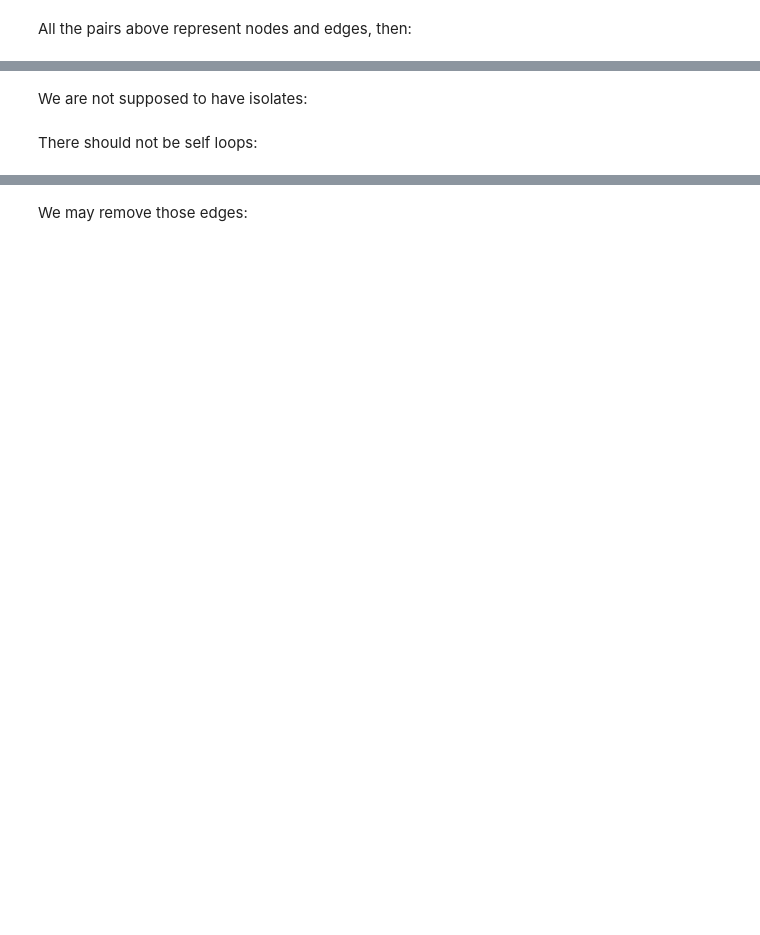
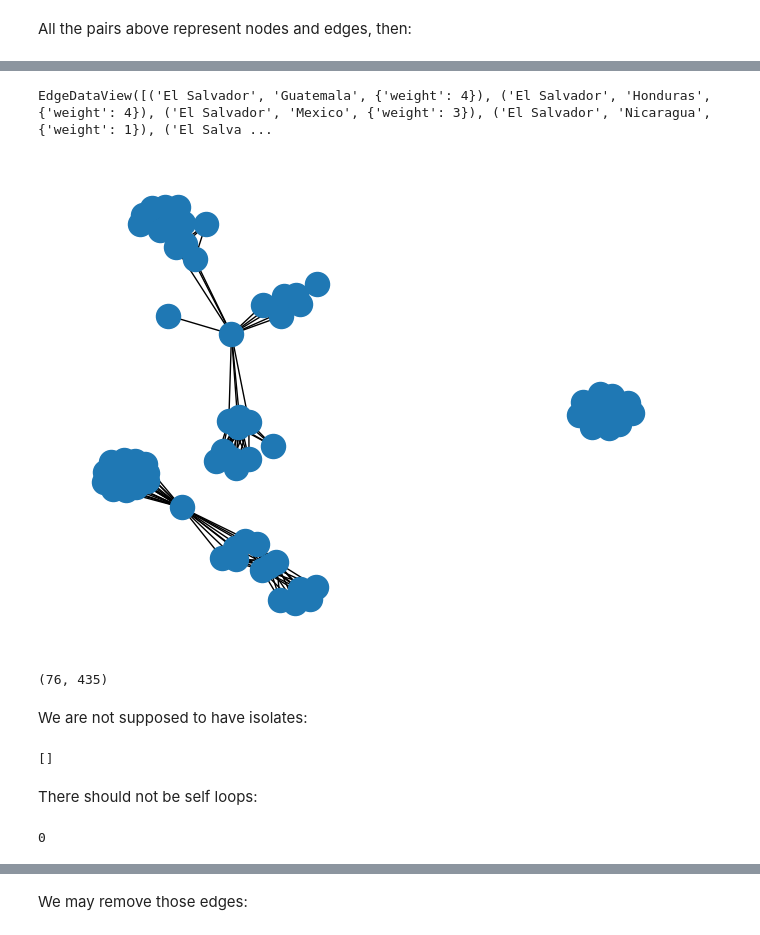
Before and after one commit to SocialAnalytics-StrategicIntelligence/introGraph, a Jupyter notebook: index.ipynb, the cells around one changed output, grey strips where cells are left out. Drawn from its saved outputs; the diff is of its cells as text; code cells hidden in the pictures; blank space fills up the shorter version.

```diff
--- a/index.ipynb
+++ b/index.ipynb
@@ -738,0 +647,8 @@ len(G_all.nodes()),len(G_all.edges())
+# %%
+listOfTuples=[]
+for listOfMembers in RFTA_countryLists:
+    for country1, country2 in combinations(sorted(listOfMembers),2):
+        listOfTuples.append((country1, country2))
+
+# see
+listOfTuples
@@ -738,0 +693,4 @@ len(G_all.nodes()),len(G_all.edges())
+# %%
+newNames={'index':'countryTuple',	'count':'weight'}
+tuplesAndWeights=pd.DataFrame(pd.Series(listOfTuples).value_counts()).reset_index(drop=False).rename(columns=newNames)
+tuplesAndWeights
@@ -738,0 +713,3 @@ len(G_all.nodes()),len(G_all.edges())
+# %%
+tuplesAndWeights[['country1','country2']]=tuplesAndWeights['countryTuple'].to_list()
+tuplesAndWeights
@@ -739,10 +730,28 @@ len(G_all.nodes()),len(G_all.edges())
+# %%
+RFTA_net=nx.from_pandas_edgelist(tuplesAndWeights, source='country1',target='country2',edge_attr=["weight"])
+# %%
+RFTA_net.edges.data()
+# %% [output]
+EdgeDataView([('El Salvador', 'Guatemala', {'weight': 4}), ('El Salvador', 'Honduras', {'weight': 4}), ('El Salvador', 'Mexico', {'weight': 3}), ('El Salvador', 'Nicaragua', {'weight': 1}), ('El Salva ...
+# %%
+nx.draw(RFTA_net)
+# %% [output]
+[figure, added]
+# %%
+len(RFTA_net.nodes()),len(RFTA_net.edges())
+# %% [output]
+(76, 435)
 # %% [markdown]
 We are not supposed to have isolates:
 # %%
-list(nx.isolates(G_all))
+list(nx.isolates(RFTA_net))
+# %% [output]
+[]
 # %% [markdown]
 There should not be self loops:
 # %%
-nx.number_of_selfloops(G_all)
+nx.number_of_selfloops(RFTA_net)
+# %% [output]
+0
 # %%
 # which are they?
```
Also changed, not shown: parts of 76 cells of this notebook, 5 other files.
